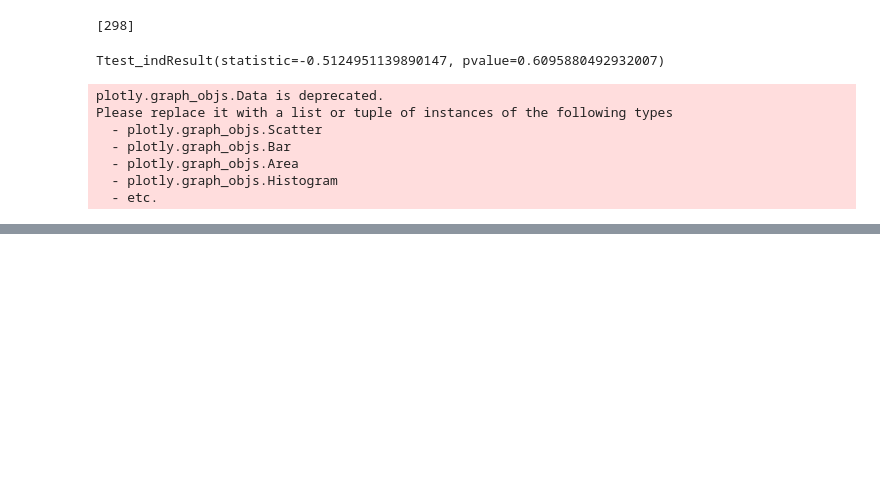
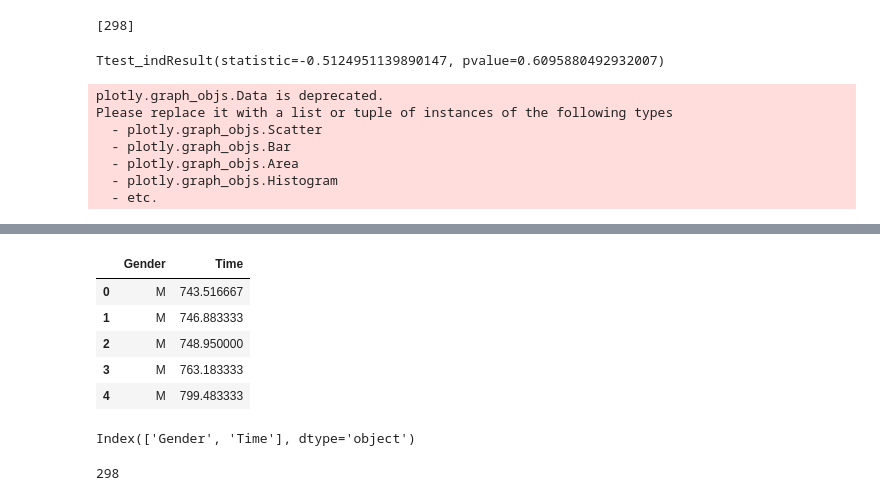
Before and after one commit to elizabethguy86/ultrasignup, a Jupyter notebook: ult_sign_scrape/Liz_PracticeScrape.ipynb, the cells around one changed output, grey strips where cells are left out. Cells and saved outputs as stored; diff of their text form; code cells hidden in the pictures; blank space fills up the shorter version.

```diff
--- a/ult_sign_scrape/Liz_PracticeScrape.ipynb
+++ b/ult_sign_scrape/Liz_PracticeScrape.ipynb
@@ -558,3 +538,16 @@ Please replace it with a list or tuple of instances of the following types
 py.iplot(figure, filename='Concatenated 100', layout=layout)
 # %% [output]
 [interactive output not drawn]
+# %%
+concatenated.head()
+# %% [output]
+|  | Gender | Time |
+| 0 | M | 743.516667 |
+| 1 | M | 746.883333 |
+| 2 | M | 748.950000 |
+| 3 | M | 763.183333 |
+| 4 | M | 799.483333 |
+# %%
+concatenated.columns
+# %% [output]
+Index(['Gender', 'Time'], dtype='object')
@@ -560,0 +560,4 @@ py.iplot(figure, filename='Concatenated 100', layout=layout)
+# %%
+len(WSER_finishers)
+# %% [output]
+298
```
Also changed, not shown: parts of 6 cells of this notebook.
